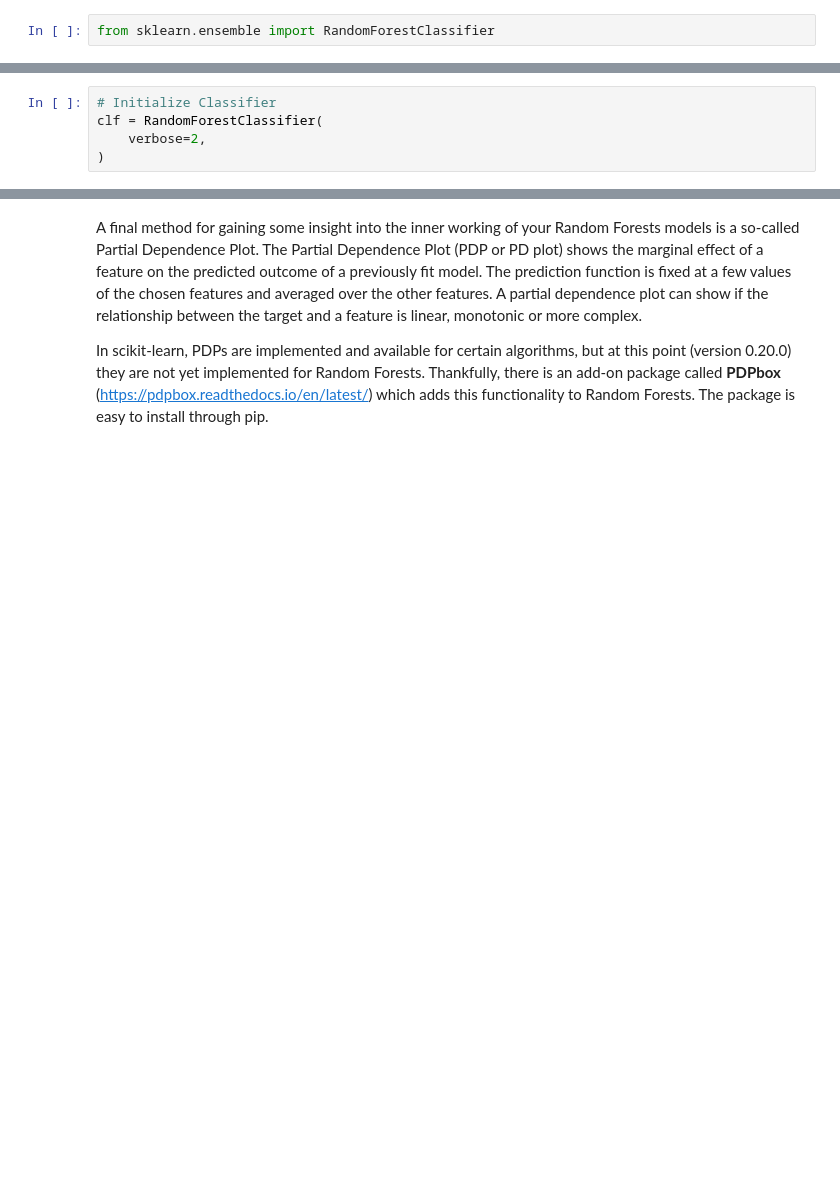
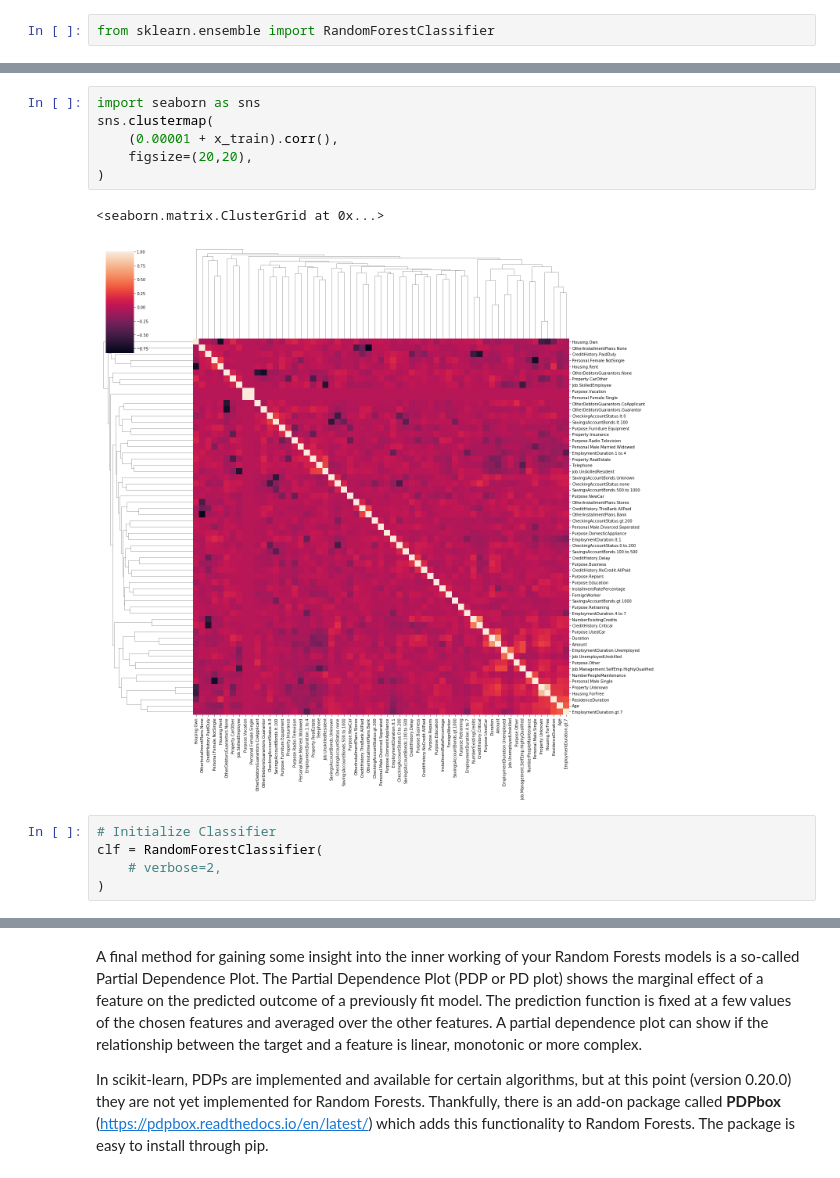
Before and after one commit to charlescoult/mec-mini-projects, a Jupyter notebook: mec-13.5.1-tree-based-algorithms-mini-project/Mini_Project_Tree-Based_Algorithms.ipynb, the cells around one changed output, grey strips where cells are left out. Drawn from its saved outputs; the diff is of its cells as text; blank space fills up the shorter version.

```diff
--- a/mec-13.5.1-tree-based-algorithms-mini-project/Mini_Project_Tree-Based_Algorithms.ipynb
+++ b/mec-13.5.1-tree-based-algorithms-mini-project/Mini_Project_Tree-Based_Algorithms.ipynb
@@ -291,7 +328,16 @@ from sklearn.ensemble import RandomForestClassifier
+# %%
+import seaborn as sns
+sns.clustermap(
+    (0.00001 + x_train).corr(),
+    figsize=(20,20),
+)
+# %% [output]
+<seaborn.matrix.ClusterGrid at 0x...>
+[figure, added]
 # %%
 # Initialize Classifier
 clf = RandomForestClassifier(
-    verbose=2,
+    # verbose=2,
 )
 # %%
 # Hyperparameter Tuning
```
Also changed, not shown: parts of 14 cells of this notebook.
